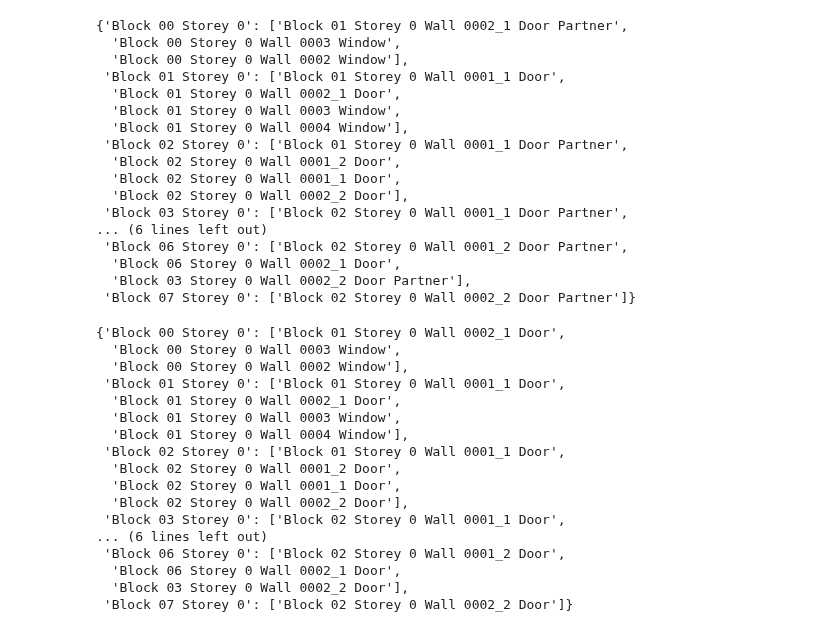
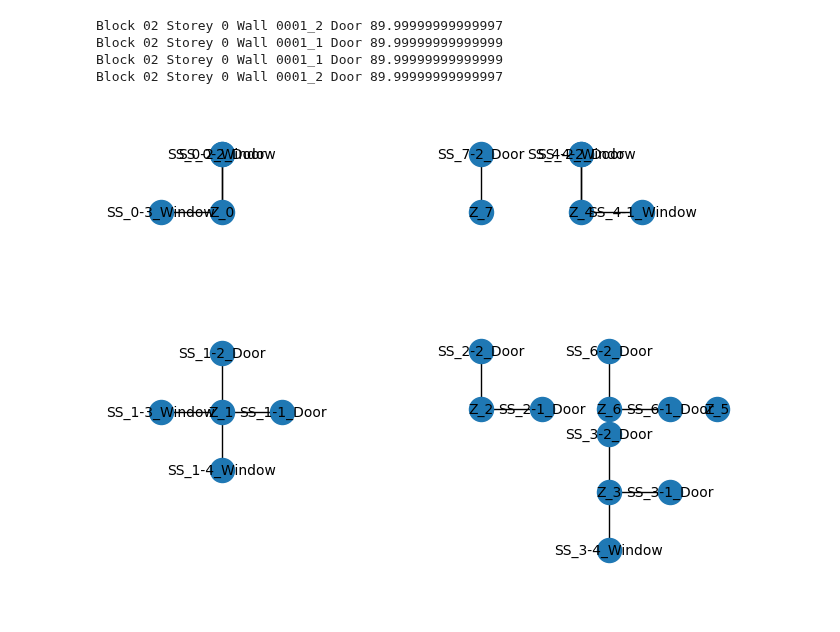
Before and after one commit to juliet29/plan2EPlus, a Jupyter notebook: _notebooks/t05_svg2plan.ipynb, the cells around one changed output. Drawn from its saved outputs; the diff is of its cells as text; code cells hidden in the pictures.

```diff
--- a/_notebooks/t05_svg2plan.ipynb
+++ b/_notebooks/t05_svg2plan.ipynb
@@ -43,23 +35,0 @@ def find_matching_subsurface(zone_name: str, subsurfaces: list[EpBunch]):
-# %%
-zones = get_zones(idf)
-subsurfaces = idf.getsubsurfaces()
-zone_map = {z.Name: find_matching_subsurface(z.Name, subsurfaces) for z in zones}
-zone_map
-# %% [output]
-{'Block 00 Storey 0': ['Block 01 Storey 0 Wall 0002_1 Door Partner',
-  'Block 00 Storey 0 Wall 0003 Window',
-  'Block 00 Storey 0 Wall 0002 Window'],
- 'Block 01 Storey 0': ['Block 01 Storey 0 Wall 0001_1 Door',
-  'Block 01 Storey 0 Wall 0002_1 Door',
-  'Block 01 Storey 0 Wall 0003 Window',
-  'Block 01 Storey 0 Wall 0004 Window'],
- 'Block 02 Storey 0': ['Block 01 Storey 0 Wall 0001_1 Door Partner',
-  'Block 02 Storey 0 Wall 0001_2 Door',
-  'Block 02 Storey 0 Wall 0001_1 Door',
-  'Block 02 Storey 0 Wall 0002_2 Door'],
- 'Block 03 Storey 0': ['Block 02 Storey 0 Wall 0001_1 Door Partner',
-... (6 lines left out)
- 'Block 06 Storey 0': ['Block 02 Storey 0 Wall 0001_2 Door Partner',
-  'Block 06 Storey 0 Wall 0002_1 Door',
-  'Block 03 Storey 0 Wall 0002_2 Door Partner'],
- 'Block 07 Storey 0': ['Block 02 Storey 0 Wall 0002_2 Door Partner']}
@@ -71,20 +36,11 @@ for k, v in zone_map.items():
-# %%
-zone_map
-# %% [output]
-{'Block 00 Storey 0': ['Block 01 Storey 0 Wall 0002_1 Door',
-  'Block 00 Storey 0 Wall 0003 Window',
-  'Block 00 Storey 0 Wall 0002 Window'],
- 'Block 01 Storey 0': ['Block 01 Storey 0 Wall 0001_1 Door',
-  'Block 01 Storey 0 Wall 0002_1 Door',
-  'Block 01 Storey 0 Wall 0003 Window',
-  'Block 01 Storey 0 Wall 0004 Window'],
- 'Block 02 Storey 0': ['Block 01 Storey 0 Wall 0001_1 Door',
-  'Block 02 Storey 0 Wall 0001_2 Door',
-  'Block 02 Storey 0 Wall 0001_1 Door',
-  'Block 02 Storey 0 Wall 0002_2 Door'],
- 'Block 03 Storey 0': ['Block 02 Storey 0 Wall 0001_1 Door',
-... (6 lines left out)
- 'Block 06 Storey 0': ['Block 02 Storey 0 Wall 0001_2 Door',
-  'Block 06 Storey 0 Wall 0002_1 Door',
-  'Block 03 Storey 0 Wall 0002_2 Door'],
- 'Block 07 Storey 0': ['Block 02 Storey 0 Wall 0002_2 Door']}
+# %%
+G, pos = create_graph(idf, path_to_input)
+# %% [output]
+Block 02 Storey 0 Wall 0001_2 Door 89.99999999999997
+Block 02 Storey 0 Wall 0001_1 Door 89.99999999999999
+Block 02 Storey 0 Wall 0001_1 Door 89.99999999999999
+Block 02 Storey 0 Wall 0001_2 Door 89.99999999999997
+# %%
+draw_graph_with_node_labels(G, pos)
+# %% [output]
+[figure, added]
```
Also changed, not shown: parts of 6 cells of this notebook, 28 other files.
